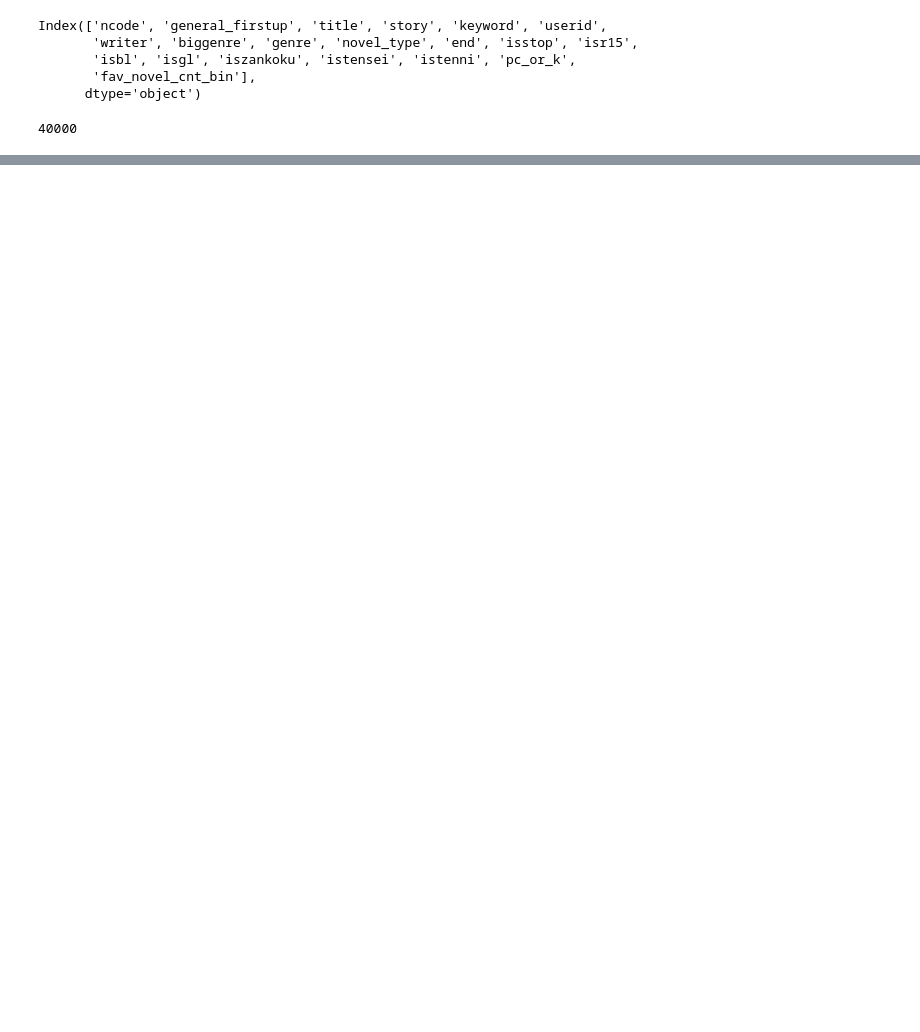
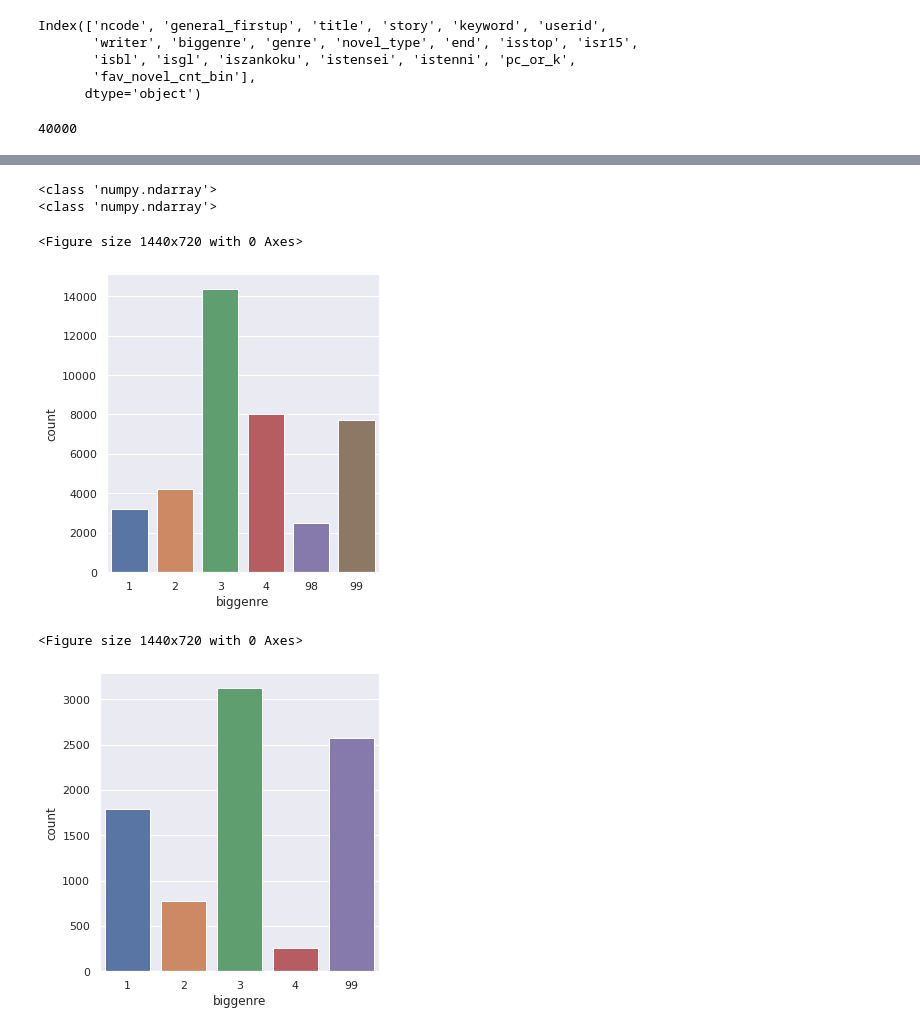
Before and after one commit to heizari/nishika_novel, a Jupyter notebook: notebook/001_EDA.ipynb, the cells around one changed output, grey strips where cells are left out. Cells and saved outputs as stored; diff of their text form; code cells hidden in the pictures; blank space fills up the shorter version.

```diff
--- a/notebook/001_EDA.ipynb
+++ b/notebook/001_EDA.ipynb
@@ -37,0 +121,12 @@ test_report.to_file(os.path.join(out_dir, path_test_report))
+# %%
+for i in [train_df,test_df]:
+    plt.figure(figsize=(20,10))
+    sns.set(font_scale = 1)
+    sns.catplot(x='biggenre',data=i,kind="count",ax=ax)
+# %% [output]
+<class 'numpy.ndarray'>
+<class 'numpy.ndarray'>
+<Figure size 1440x720 with 0 Axes>
+[figure, added]
+<Figure size 1440x720 with 0 Axes>
+[figure, added]
```
Also changed, not shown: parts of 12 cells of this notebook, 6 other files.
